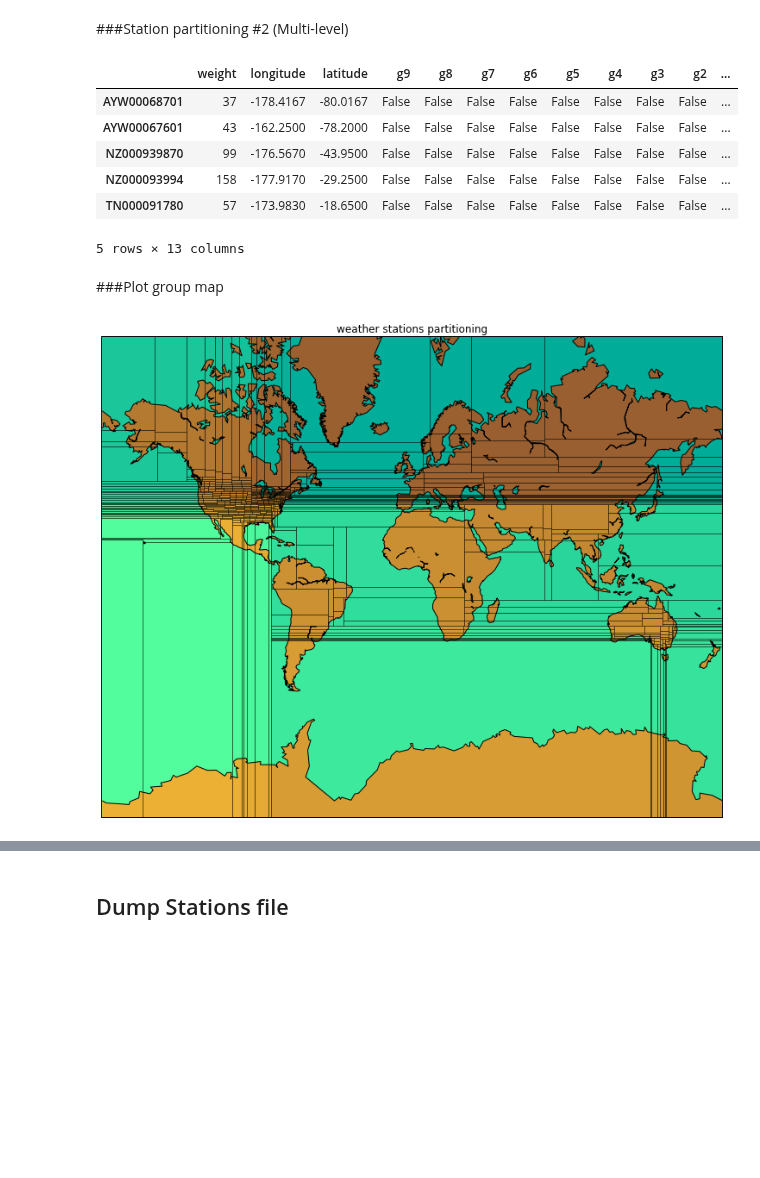
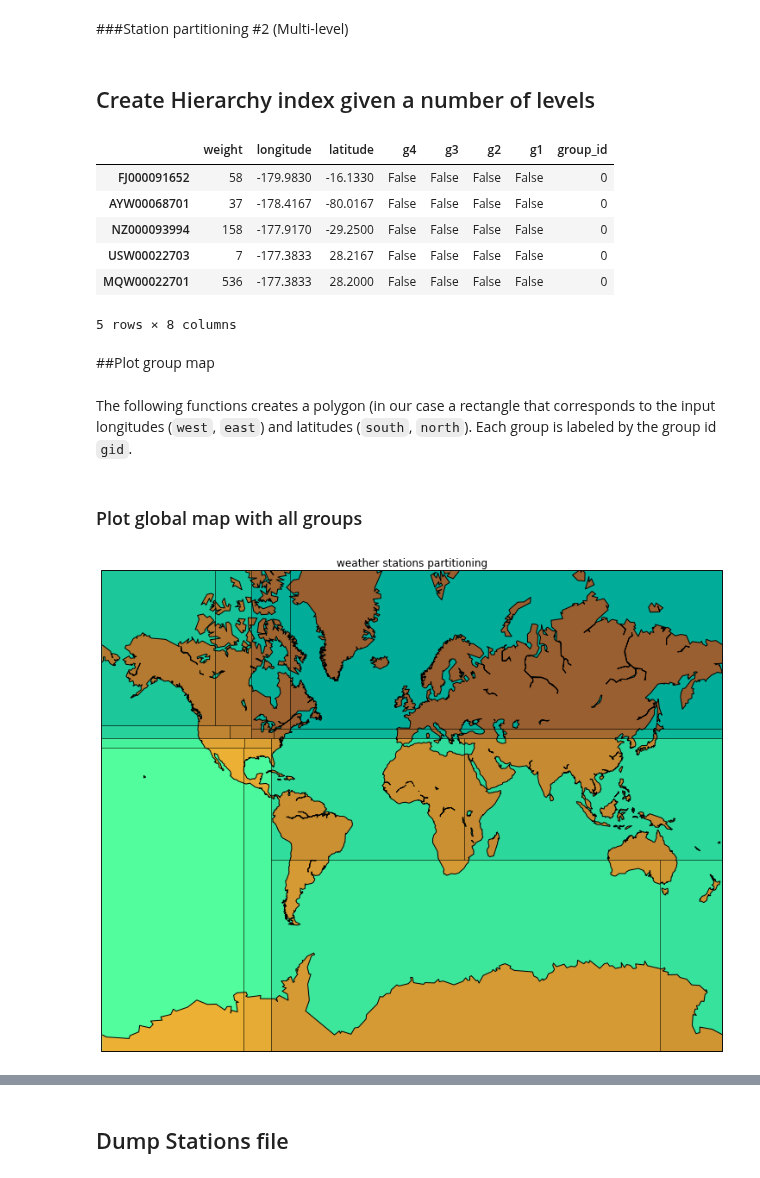
Before and after one commit to panagosg7/UCSD_BigData, a Jupyter notebook: notebooks/weather.mapreduce/Weather_01.ipynb, the cells around one changed output, grey strips where cells are left out. Cells and saved outputs as stored; diff of their text form; code cells hidden in the pictures; blank space fills up the shorter version.

```diff
--- a/notebooks/weather.mapreduce/Weather_01.ipynb
+++ b/notebooks/weather.mapreduce/Weather_01.ipynb
@@ -536,26 +620,45 @@ class HierarchicalIndexing:
 
         # concatenate children and return
         return (pd.concat(children_df), children_gr)
+# %% [markdown]
+## Create Hierarchy index given a number of levels
 # %%
-num_levels = 9
+num_levels = 4
 hi = HierarchicalIndexing(stations, num_levels)
-groups = hi.getGroups()
 # %%
-grouped_stations = hi.getStationsDF()
+grouped_stations = hi.get_stations()
 grouped_stations.head()
 # %% [output]
-|  | weight | longitude | latitude | g9 | g8 | g7 | g6 | g5 | g4 | g3 | g2 | ... |
-| AYW00068701 | 37 | -178.4167 | -80.0167 | False | False | False | False | False | False | False | False | ... |
-| AYW00067601 | 43 | -162.2500 | -78.2000 | False | False | False | False | False | False | False | False | ... |
-| NZ000939870 | 99 | -176.5670 | -43.9500 | False | False | False | False | False | False | False | False | ... |
-| NZ000093994 | 158 | -177.9170 | -29.2500 | False | False | False | False | False | False | False | False | ... |
-| TN000091780 | 57 | -173.9830 | -18.6500 | False | False | False | False | False | False | False | False | ... |
+|  | weight | longitude | latitude | g4 | g3 | g2 | g1 | group_id |
+| FJ000091652 | 58 | -179.9830 | -16.1330 | False | False | False | False | 0 |
+| AYW00068701 | 37 | -178.4167 | -80.0167 | False | False | False | False | 0 |
+| NZ000093994 | 158 | -177.9170 | -29.2500 | False | False | False | False | 0 |
+| USW00022703 | 7 | -177.3833 | 28.2167 | False | False | False | False | 0 |
+| MQW00022701 | 536 | -177.3833 | 28.2000 | False | False | False | False | 0 |
-5 rows × 13 columns
+5 rows × 8 columns
 # %% [markdown]
-###Plot group map
+##Plot group map
+# %% [markdown]
+The following functions creates a polygon (in our case a rectangle
+that corresponds to the input longitudes (`west`, `east`) and latitudes
+(`south`, `north`). Each group is labeled by the group id `gid`.
 # %%
 def draw_screen_poly(gid, west, east, south, north, m, color):
+    """
+    Parameters
+    ----------
+    gid     : group's id
+    west    : west border
+    east    : east border
+    south   : south border
+    north   : north border
+    m       : basemap
+    color   : color of the rectangle
 
+    Effect
+    ------
+    Renders a `color` colored rectangle on the map
+    """
     def fix(x):
         if x >  80: return 80.0
         if x < -80: return -80.0
@@ -613,6 +716,8 @@ def linear_gradient(start_hex, finish_hex="#FFFFFF", n=10):
         RGB_list.append(curr_vector)
 
     return color_dict(RGB_list)
+# %% [markdown]
+### Plot global map with all groups
 # %%
 # http://matplotlib.org/basemap/users/merc.html
 
@@ -626,31 +731,33 @@ import matplotlib.pyplot as plt
 # of the map.
 
 lonmin=-180;lonmax=180;latsmin=-80;latsmax=80;
 # lat_ts is the latitude of true scale.
 # resolution = 'i' means use intermediate resolution coastlines.
 plt.figure(figsize=(15,10),dpi=300)
 
 m = Basemap(projection='merc',
             llcrnrlat=latsmin,urcrnrlat=latsmax,\
             llcrnrlon=lonmin,urcrnrlon=lonmax, \
             lat_ts=20,
             resolution='c')  # 'l','i'
 
 m.drawcoastlines()
 m.fillcontinents(color='coral',lake_color='aqua')
 m.drawmapboundary(fill_color='aqua')
 
 
 light = 'CCFFCC'
 dark  = '003300'
 colors = linear_gradient(light, dark, 2**num_levels)['hex']
 
+groups = hi.get_groups()
+
 for ((idx, row), color) in zip(groups.iterrows(), colors):
 #     print row.west, row.east, row.south, row.north
     draw_screen_poly(idx, row.west, row.east, row.south, row.north, m, color)
 
 # plt.legend()
 plt.title('weather stations partitioning')
 plt.show()
 # %% [output]
-[figure, old version]
+[figure, new version]
```
Also changed, not shown: parts of 9 cells of this notebook, 2 other files.
